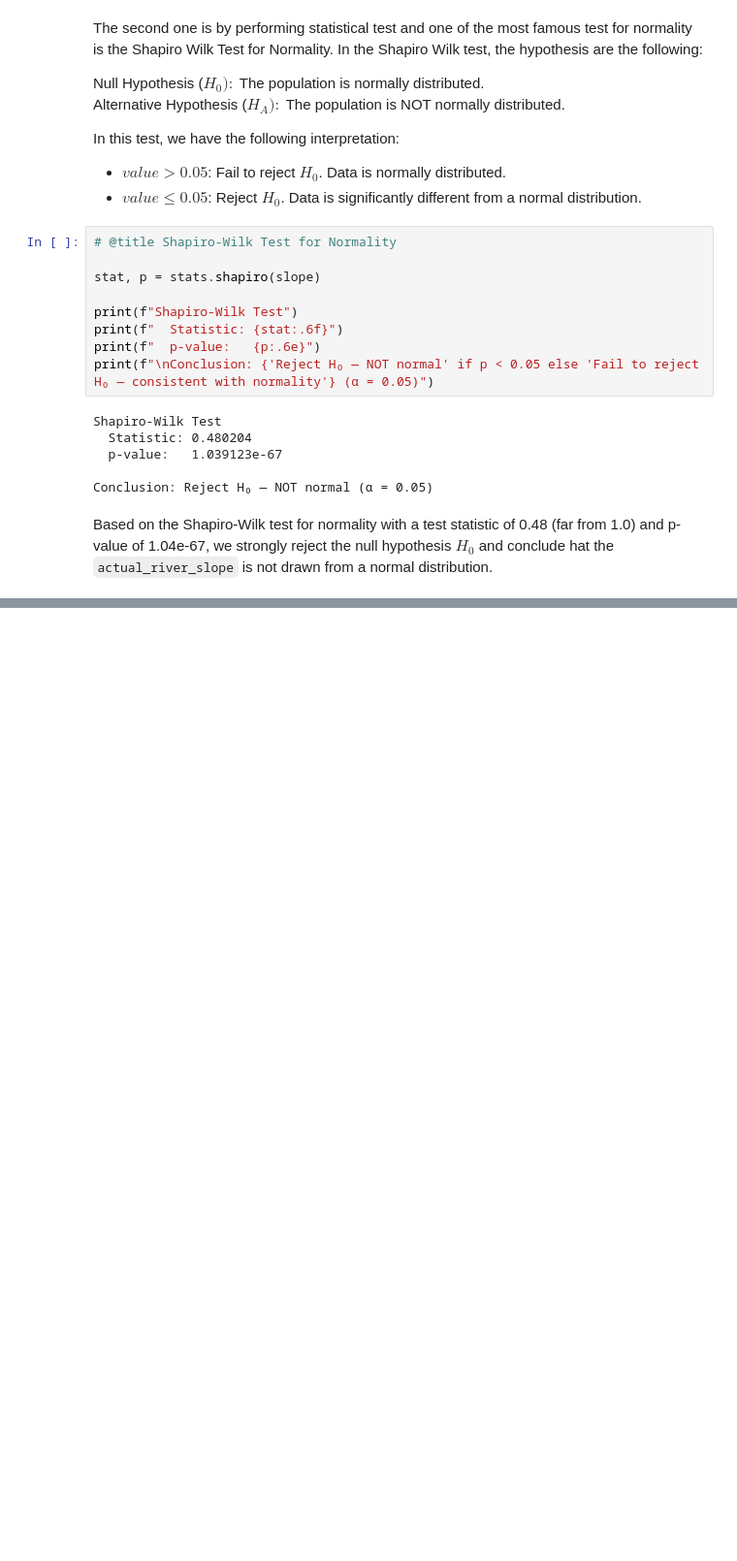
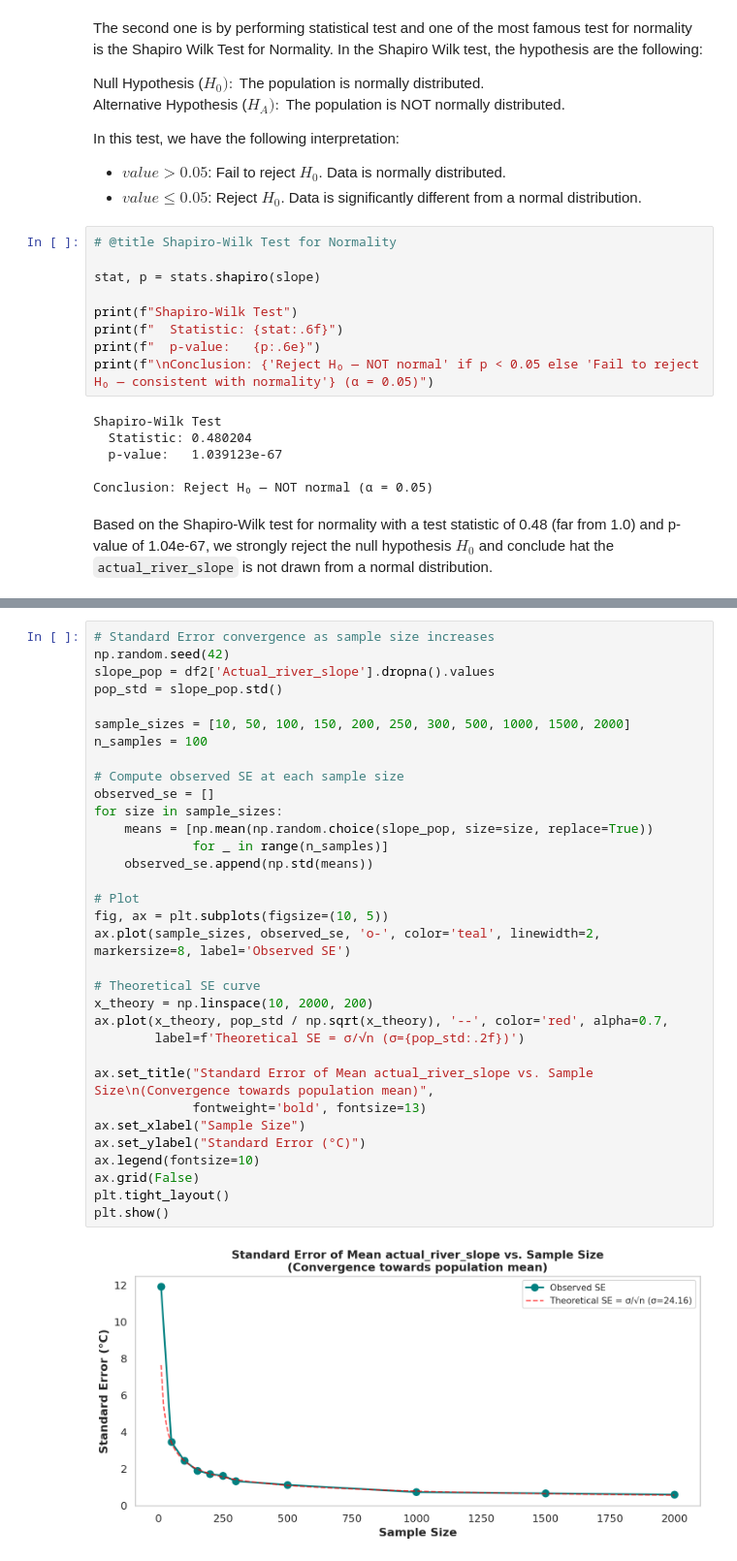
Before and after one commit to dgonzales1222/greends_avcad_exercises, a Jupyter notebook: exercise_04/avcad_exer04_dgonzales.ipynb, the cells around one changed output, grey strips where cells are left out. Shown at 97% size. Cells and saved outputs as stored; diff of their text form; blank space fills up the shorter version.

```diff
--- a/exercise_04/avcad_exer04_dgonzales.ipynb
+++ b/exercise_04/avcad_exer04_dgonzales.ipynb
@@ -287,0 +398,35 @@ Based on the Shapiro-Wilk test for normality with a test statistic of 0.48 (far
+# %%
+# Standard Error convergence as sample size increases
+np.random.seed(42)
+slope_pop = df2['Actual_river_slope'].dropna().values
+pop_std = slope_pop.std()
+
+sample_sizes = [10, 50, 100, 150, 200, 250, 300, 500, 1000, 1500, 2000]
+n_samples = 100
+
+# Compute observed SE at each sample size
+observed_se = []
+for size in sample_sizes:
+    means = [np.mean(np.random.choice(slope_pop, size=size, replace=True))
+             for _ in range(n_samples)]
+    observed_se.append(np.std(means))
+
+# Plot
+fig, ax = plt.subplots(figsize=(10, 5))
+ax.plot(sample_sizes, observed_se, 'o-', color='teal', linewidth=2, markersize=8, label='Observed SE')
+
+# Theoretical SE curve
+x_theory = np.linspace(10, 2000, 200)
+ax.plot(x_theory, pop_std / np.sqrt(x_theory), '--', color='red', alpha=0.7,
+        label=f'Theoretical SE = σ/√n (σ={pop_std:.2f})')
+
+ax.set_title("Standard Error of Mean actual_river_slope vs. Sample Size\n(Convergence towards population mean)",
+             fontweight='bold', fontsize=13)
+ax.set_xlabel("Sample Size")
+ax.set_ylabel("Standard Error (°C)")
+ax.legend(fontsize=10)
+ax.grid(False)
+plt.tight_layout()
+plt.show()
+# %% [output]
+[figure, added]
```
Also changed, not shown: parts of 8 cells of this notebook.
